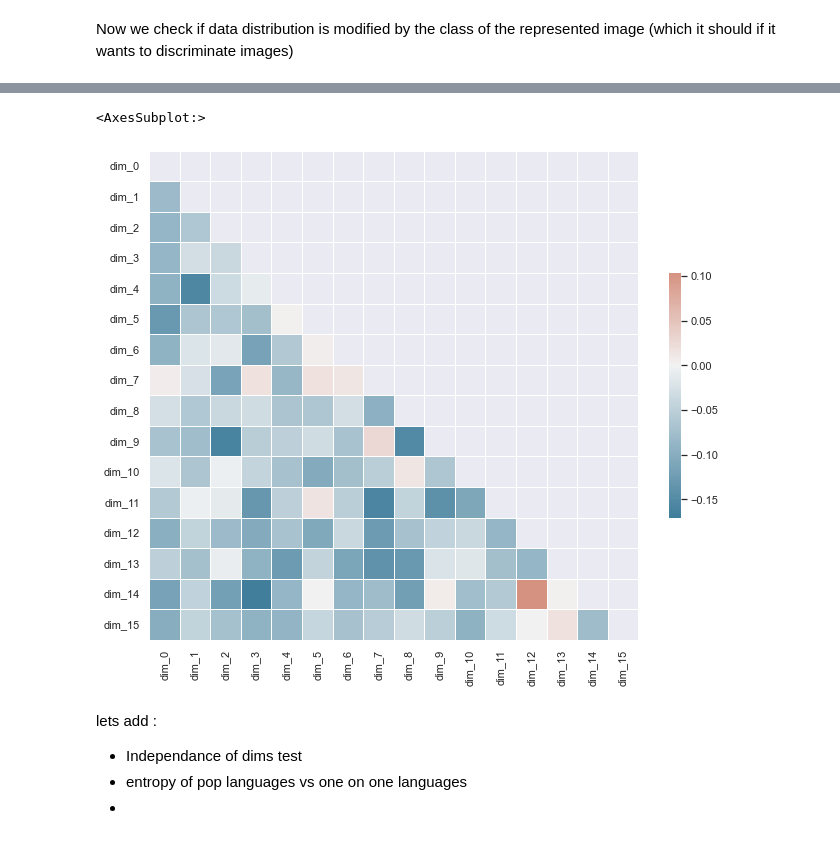
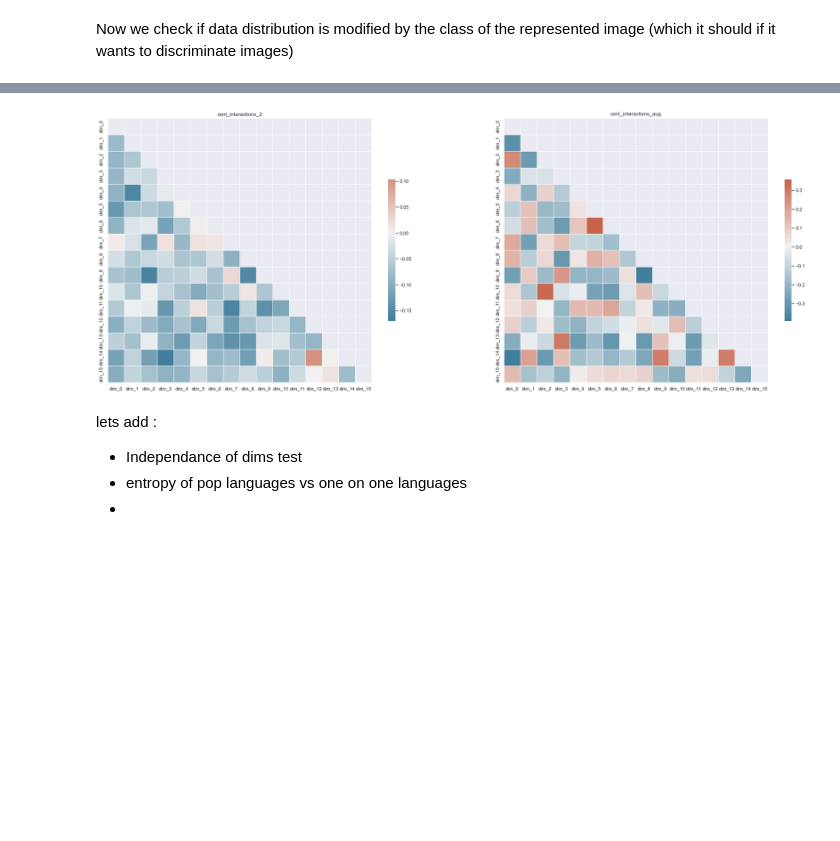
Before and after one commit to facebookresearch/EGG, a Jupyter notebook: egg/zoo/pop/scripts/continuous_interaction_analysis.ipynb, the cells around one changed output, grey strips where cells are left out. Drawn from its saved outputs; the diff is of its cells as text; code cells hidden in the pictures; blank space fills up the shorter version.

```diff
--- a/egg/zoo/pop/scripts/continuous_interaction_analysis.ipynb
+++ b/egg/zoo/pop/scripts/continuous_interaction_analysis.ipynb
@@ -89,6 +75,0 @@ import seaborn as sns
-# %%
-# Setting each dimension column as a categorical variable (called dim) instead of a separate column.
-# This facilitates creation of separate graphs per dimension which we do later
-melted_df = df_inter.melt(["sender_idx","loss_idx", "recv_idx", "labels", "receiver_output", "batch_number"], var_name="dim", value_name="message_value")
-# lets look at what the dataframe now looks like for three randomly selected datapoints
-print(melted_df.sample(3))
@@ -104,0 +76,8 @@ print(melted_df.sample(3))
+# %%
+melted_dfs = []
+for df_inter in df_inters:
+    # Setting each dimension column as a categoric variable (called dim) of the same type (message value)
+    _melted_df = df_inter.melt(["sender_idx","loss_idx", "recv_idx", "labels", "receiver_output", "batch_number"], var_name="dim", value_name="message_value")
+    _melted_df.dim.replace([f"dim_{n}" for n in range(16)],[n for n in range(16)], inplace=True)
+    melted_dfs.append(_melted_df)
+print(melted_dfs[0].sample(3)) # have a look here if needed
@@ -119,6 +117,2 @@ sender_idxs = [0,1,2,3]
 # %% [markdown]
 A quick look at the data distribution for messages in each dimension
-# %%
-sns.set(rc={'figure.figsize':(10,8)})
-sns.violinplot(x=melted_df[melted_df.sender_idx.isin(sender_idxs)].dim, y=melted_df[melted_df.sender_idx.isin(sender_idxs)].message_value)
-# This tends to give an idea of what the saturation point is for the sigmoid... I'd set it around 0.35
@@ -143,26 +151,23 @@ for i, label in enumerate(melted_df.labels.sample(10)):
 # %%
 # Ok. Correlation between dimensions now. Are any dimensions unnecessary ?
-import numpy as np
-# Compute the correlation matrix
-# (just on the dims, not on the rest of the information in interactions)
-corr = df_inter.loc[:,df_inter.columns.str.contains('dim')].corr()
-# Generate a mask for the upper triangle
-mask = np.triu(np.ones_like(corr, dtype=bool))
+fig, axes = plt.subplots(1,len(df_inters))
+for i,df_inter in enumerate(df_inters):
+    # Compute the correlation matrix
+    # (just on the dims, not on the rest of the information in interactions)
+    corr = df_inter.loc[:,df_inter.columns.str.contains('dim')].corr()
+    # Generate a mask for the upper triangle
+    mask = np.triu(np.ones_like(corr, dtype=bool))
 
-# Set up the matplotlib figure
-f, ax = plt.subplots(figsize=(11, 9))
+    # Generate a custom diverging colormap
+    cmap = sns.diverging_palette(230, 20, as_cmap=True)
 
-# Generate a custom diverging colormap
-cmap = sns.diverging_palette(230, 20, as_cmap=True)
-
-# Draw the heatmap with the mask and correct aspect ratio
-sns.heatmap(corr, mask=mask, cmap=cmap, center=0,
-            square=True, linewidths=.5, cbar_kws={"shrink": .5})
+    # Draw the heatmap with the mask and correct aspect ratio
+    sns.heatmap(corr, mask=mask, cmap=cmap, center=0,
+                square=True, linewidths=.5, cbar_kws={"shrink": .5},ax=axes[i]).set_title(interaction_files[i])
 
 # looks quite independant no ? with that in mind they'd all be necessary.
 # %% [output]
-<AxesSubplot:>
-[figure, old version]
+[figure, new version]
 # %% [markdown]
 lets add :
 * Independance of dims test
```
Also changed, not shown: parts of 19 cells of this notebook, 1 other file.
